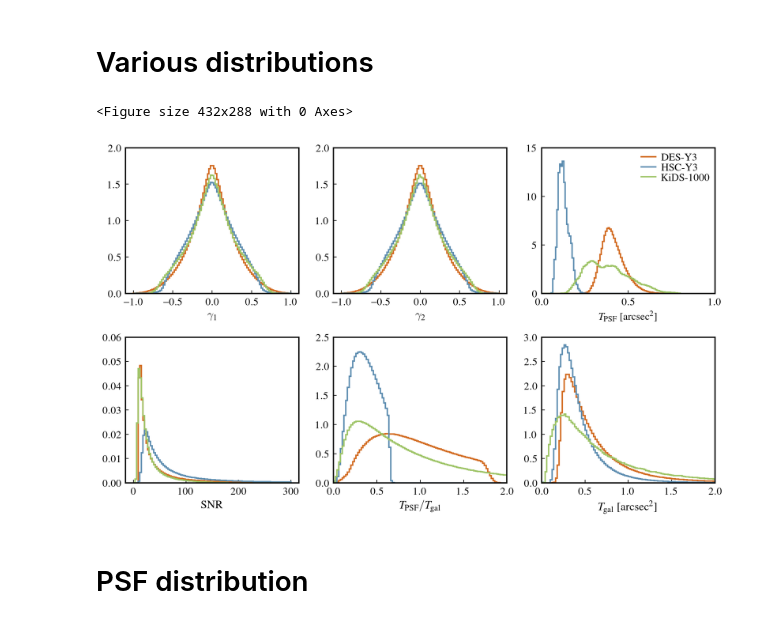
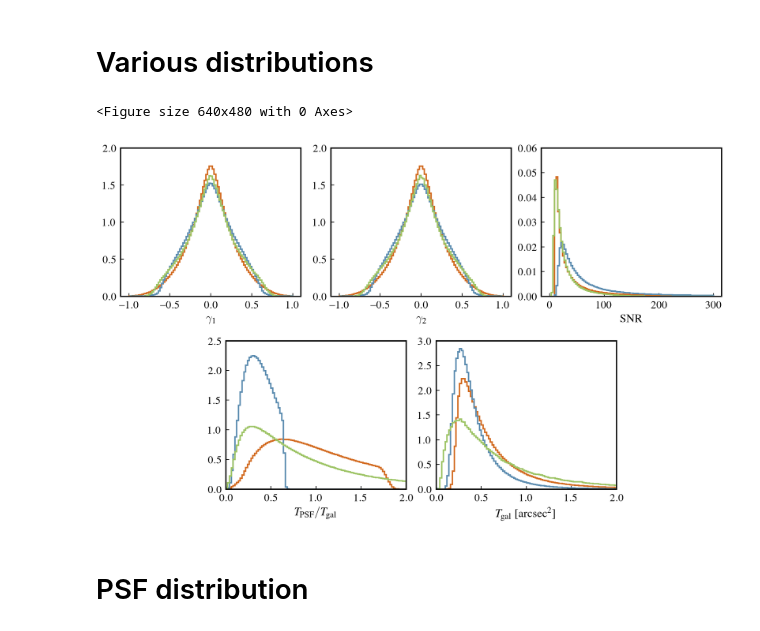
Before and after one commit to LSSTDESC/nulltests_txpipe, a Jupyter notebook: paper_plots.ipynb, the cells around one changed output. Saved outputs shown, nothing was run; the diff lists cells and outputs as text; code cells hidden in the pictures.

```diff
--- a/paper_plots.ipynb
+++ b/paper_plots.ipynb
@@ -310,8 +310,8 @@ matplotlib.rcParams.update({'font.size': 12})
 
 plt.clf()
 fig = plt.figure(figsize=(10,6),dpi=100)
-gs  = gridspec.GridSpec(2, 3, top=0.98, right=0.98, left=0.05, bottom=0.1,hspace=0.3,wspace=0.2)
-ax0 = plt.subplot(gs[0])
+gs  = gridspec.GridSpec(2, 6, top=0.98, right=0.98, left=0.05, bottom=0.1,hspace=0.3,wspace=0.4)
+ax0 = plt.subplot(gs[0,:2])
 ax0.hist(des_g1,bins=100,range=[-1,1],label='DES-Y3',histtype='step',color=descol,density=True,lw=1.6)
 ax0.hist(hsc_g1,bins=100,range=[-1,1],label='HSC-Y3',histtype='step',color=hsccol,density=True,lw=1.6)
 ax0.hist(kids_g1,bins=100,range=[-1,1],label='KiDS-1000',histtype='step',color=kidscol,density=True,lw=1.6)
@@ -319,75 +319,58 @@ ax0.set_xlabel(r'$\gamma_{1}$',size=13)
 ax0.tick_params(axis="both",which='both',direction="in")
 ax0.set_ylim(0,2)
 ax0.tick_params(axis='both', which='major', pad=5)
 
-ax1 = plt.subplot(gs[1])
+ax1 = plt.subplot(gs[0,2:4])
 ax1.hist(des_g2,bins=100,range=[-1,1],label='DES-Y3',histtype='step',color=descol,density=True,lw=1.6)
 ax1.hist(hsc_g2,bins=100,range=[-1,1],label='HSC-Y3',histtype='step',color=hsccol,density=True,lw=1.6)
 ax1.hist(kids_g2,bins=100,range=[-1,1],label='KiDS-1000',histtype='step',color=kidscol,density=True,lw=1.6)
 ax1.set_xlabel(r'$\gamma_{2}$',size=13)
 ax1.tick_params(axis="both",which='both',direction="in")
 ax1.set_ylim(0,2)
 ax1.tick_params(axis='both', which='major', pad=5)
 
-ax2 = plt.subplot(gs[2])
-ax2.hist(des_psfT,bins=100,range=[0,0.8],histtype='step',color=descol,density=True,lw=1.6)
-ax2.hist(hsc_psfT,bins=100,range=[0,0.8],histtype='step',color=hsccol,density=True,lw=1.6)
-ax2.hist(kids_psfT,bins=100,range=[0,0.8],histtype='step',color=kidscol,density=True,lw=1.6)
-ax2.set_xlabel(r'$T_{\rm PSF}\ [{\rm arcsec}^{2}]$')
-ax2.plot(np.linspace(-1000,-1001,3),color=descol,lw=1.6,label='DES-Y3')
-ax2.plot(np.linspace(-1000,-1001,3),color=hsccol,lw=1.6,label='HSC-Y3')
-ax2.plot(np.linspace(-1000,-1001,3),color=kidscol,lw=1.6,label='KiDS-1000')
-ax2.legend(frameon=False,loc = 'upper right', labelspacing=0.03,ncol=1,handletextpad=0.5,columnspacing=0.2,handlelength=1.4,borderaxespad=0.1)
+ax2 = plt.subplot(gs[0,4:6])
+ax2.hist(des_snr,bins=100,range=[0,300],label='DES-Y3',histtype='step',color=descol,density=True,lw=1.6)
+ax2.hist(hsc_snr,bins=100,range=[0,300],label='HSC-Y3',histtype='step',color=hsccol,density=True,lw=1.6)
+ax2.hist(kids_snr,bins=100,range=[0,300],label='KiDS-1000',histtype='step',color=kidscol,density=True,lw=1.6)
+ax2.set_xlabel(r'${\rm SNR}$',size=13)
 ax2.tick_params(axis="both",which='both',direction="in")
-ax2.set_ylim(0,15)
-ax2.set_xlim(0,1)
-ax2.tick_params(axis='both', which='major', pad=5)
-ax2.set_yticks([0.0,5,10,15])
-ax2.set_xticks([0.0,0.5,1.0])
+ax2.set_ylim(0,0.06)
 ax2.tick_params(axis='both', which='major', pad=5)
 
-ax3 = plt.subplot(gs[3])
-ax3.hist(des_snr,bins=100,range=[0,300],label='DES-Y3',histtype='step',color=descol,density=True,lw=1.6)
-ax3.hist(hsc_snr,bins=100,range=[0,300],label='HSC-Y3',histtype='step',color=hsccol,density=True,lw=1.6)
-ax3.hist(kids_snr,bins=100,range=[0,300],label='KiDS-1000',histtype='step',color=kidscol,density=True,lw=1.6)
-ax3.set_xlabel(r'${\rm SNR}$',size=13)
+ax3 = plt.subplot(gs[1,1:3])
+ax3.hist(des_psfT/des_T,bins=100,range=[0,2],label='DES-Y3',histtype='step',color=descol,density=True,lw=1.6)
+ax3.hist(hsc_psfT/hsc_T,bins=100,range=[0,2],label='HSC-Y3',histtype='step',color=hsccol,density=True,lw=1.6)
+ax3.hist(kids_psfT/kids_T,bins=100,range=[0,2],label='KiDS-1000',histtype='step',color=kidscol,density=True,lw=1.6)
+ax3.set_xlabel(r'$T_{\rm PSF}/T_{\rm gal}$',size=13)
 ax3.tick_params(axis="both",which='both',direction="in")
-ax3.set_ylim(0,0.06)
+ax3.set_ylim(0,2.5)
+ax3.set_xlim(0,2)
 ax3.tick_params(axis='both', which='major', pad=5)
 
-ax4 = plt.subplot(gs[4])
-ax4.hist(des_psfT/des_T,bins=100,range=[0,2],label='DES-Y3',histtype='step',color=descol,density=True,lw=1.6)
-ax4.hist(hsc_psfT/hsc_T,bins=100,range=[0,2],label='HSC-Y3',histtype='step',color=hsccol,density=True,lw=1.6)
-ax4.hist(kids_psfT/kids_T,bins=100,range=[0,2],label='KiDS-1000',histtype='step',color=kidscol,density=True,lw=1.6)
-ax4.set_xlabel(r'$T_{\rm PSF}/T_{\rm gal}$',size=13)
+ax4 = plt.subplot(gs[1,3:5])
+ax4.hist(des_T,bins=100,range=[0,2],label='DES-Y3',histtype='step',color=descol,density=True,lw=1.6)
+ax4.hist(hsc_T,bins=100,range=[0,2],label='HSC-Y3',histtype='step',color=hsccol,density=True,lw=1.6)
+ax4.hist(kids_T,bins=100,range=[0,2],label='KiDS-1000',histtype='step',color=kidscol,density=True,lw=1.6)
+ax4.set_xlabel(r'$T_{\rm gal}\ [{\rm arcsec}^{2}]$',size=13)
 ax4.tick_params(axis="both",which='both',direction="in")
-ax4.set_ylim(0,2.5)
+ax4.set_ylim(0,3)
 ax4.set_xlim(0,2)
+ax4.set_yticks([0.0,0.5,1.0,1.5,2.0,2.5,3.0])
 ax4.tick_params(axis='both', which='major', pad=5)
-
-ax5 = plt.subplot(gs[5])
-ax5.hist(des_T,bins=100,range=[0,2],label='DES-Y3',histtype='step',color=descol,density=True,lw=1.6)
-ax5.hist(hsc_T,bins=100,range=[0,2],label='HSC-Y3',histtype='step',color=hsccol,density=True,lw=1.6)
-ax5.hist(kids_T,bins=100,range=[0,2],label='KiDS-1000',histtype='step',color=kidscol,density=True,lw=1.6)
-ax5.set_xlabel(r'$T_{\rm gal}\ [{\rm arcsec}^{2}]$',size=13)
-ax5.tick_params(axis="both",which='both',direction="in")
-ax5.set_ylim(0,3)
-ax5.set_xlim(0,2)
-ax5.set_yticks([0.0,0.5,1.0,1.5,2.0,2.5,3.0])
-ax5.tick_params(axis='both', which='major', pad=5)
 
 for axis in ['top','bottom','left','right']:
     ax0.spines[axis].set_linewidth(1.4)
     ax1.spines[axis].set_linewidth(1.4)
     ax2.spines[axis].set_linewidth(1.4)
     ax3.spines[axis].set_linewidth(1.4)
     ax4.spines[axis].set_linewidth(1.4)
-    ax5.spines[axis].set_linewidth(1.4)
+    #ax5.spines[axis].set_linewidth(1.4)
 
-plt.savefig('plots/shear_histograms.pdf',dpi=200)
+#plt.savefig('shear_histograms.pdf',dpi=200)
 # %% [output]
-<Figure size 432x288 with 0 Axes>
+<Figure size 640x480 with 0 Axes>
-[figure, old version]
+[figure, new version]
 # %% [markdown]
 # PSF distribution
 # %%
```
Also changed, not shown: parts of 1 cell of this notebook.
